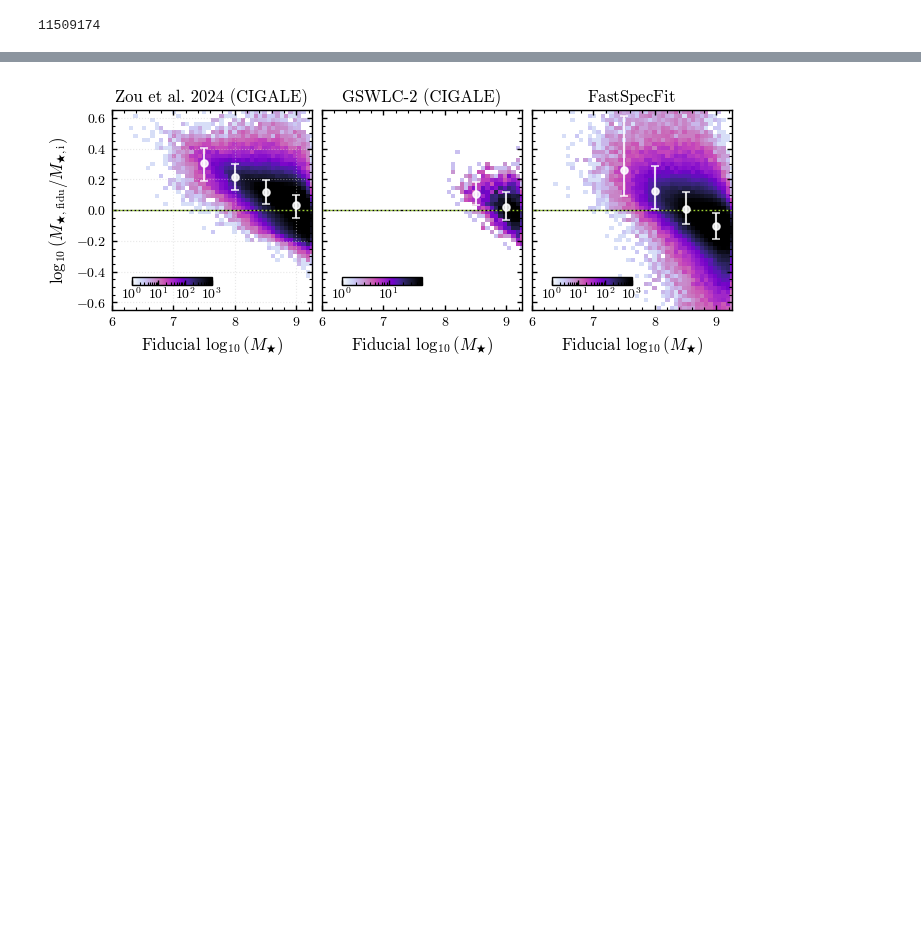
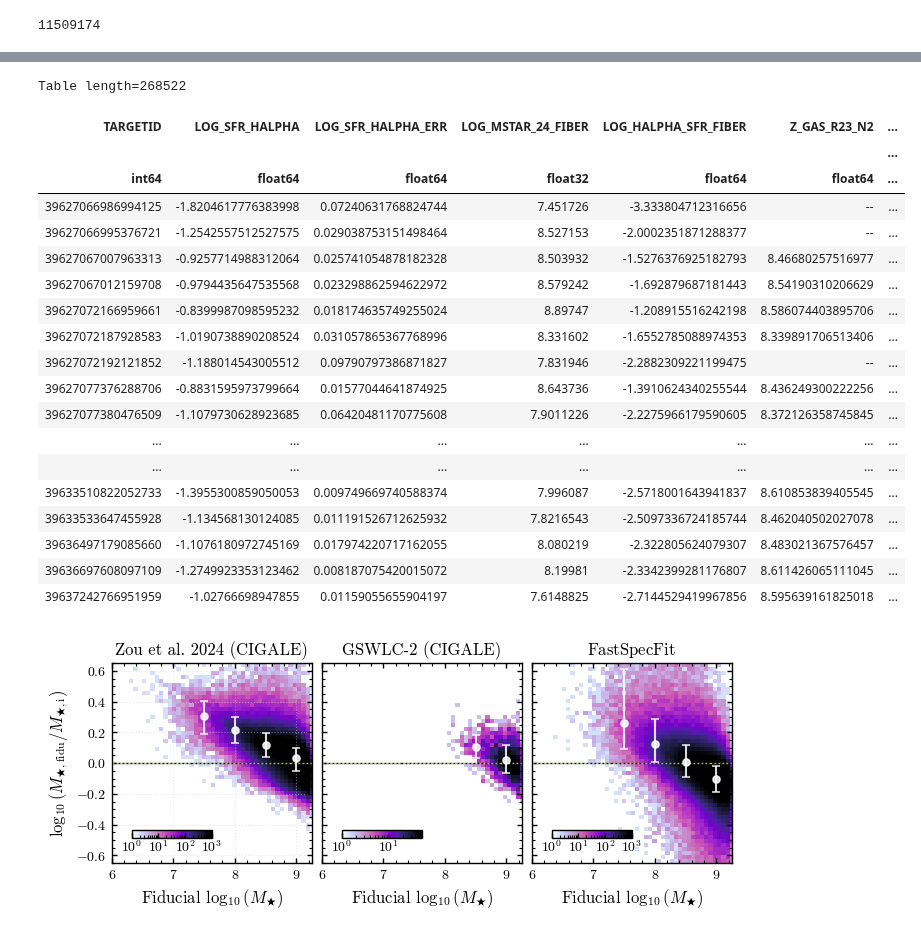
Before and after one commit to virajvman/desi_dwarfs, a Jupyter notebook: notebooks/catalog_paper/stellar_mass_investigate.ipynb, the cells around one changed output, grey strips where cells are left out. Cells and saved outputs as stored; diff of their text form; code cells hidden in the pictures; blank space fills up the shorter version.

```diff
--- a/notebooks/catalog_paper/stellar_mass_investigate.ipynb
+++ b/notebooks/catalog_paper/stellar_mass_investigate.ipynb
@@ -127,7 +127,8 @@ filename = "/pscratch/sd/v/virajvm/desi_dwarf_catalogs/dr1/v1.0/desi_dr1_dwarf_c
 
 # Option 1: load the MAIN extension directly as an Astropy Table
 main_all =  Table.read(filename, hdu="MAIN")
-fastspec_all =  Table.read(filename, hdu="SPEC_DERIVED")
+spec_derived_all =  Table.read(filename, hdu="SPEC_DERIVED")
+fastspec_all =  Table.read(filename, hdu="FASTSPEC")
 # %%
 fib_based_all =  Table.read(filename, hdu="FIBER_BASED")
 tractor_all =  Table.read(filename, hdu="TRACTOR")
@@ -880,6 +700,6 @@ from matplotlib.lines import Line2D
 # %%
 
-samp_mask = (main_all["SAMPLE"] == "BGS_BRIGHT") | (main_all["SAMPLE"] == "BGS_FAINT") | (main_all["SAMPLE"] == "LOWZ")
+samp_mask = (main_all["IS_BGS_BRIGHT"] == True) | (main_all["IS_BGS_FAINT"] == True) | (main_all["IS_LOWZ"] == True)
 
 main = main_all[(main_all["DWARF_MASKBIT"] == 0) & (main_all["MSTAR_MASKBIT"] == 0) & (main_all["MAG_TYPE"] == "TRACTOR_OG") & samp_mask]
 # %%
@@ -1059,6 +767,29 @@ def measure_bias_scatter(quant_1, quant_2):
     return med_val, sigma
 # %%
 from desi_lowz_funcs import make_alternating_plot
+# %%
+fastspec
+# %% [output]
+Table length=268522
+| TARGETID | LOG_SFR_HALPHA | LOG_SFR_HALPHA_ERR | LOG_MSTAR_24_FIBER | LOG_HALPHA_SFR_FIBER | Z_GAS_R23_N2 | ... |
+|  |  |  |  |  |  | ... |
+| int64 | float64 | float64 | float32 | float64 | float64 | ... |
+| 39627066986994125 | -1.8204617776383998 | 0.07240631768824744 | 7.451726 | -3.333804712316656 | -- | ... |
+| 39627066995376721 | -1.2542557512527575 | 0.029038753151498464 | 8.527153 | -2.0002351871288377 | -- | ... |
+| 39627067007963313 | -0.9257714988312064 | 0.025741054878182328 | 8.503932 | -1.5276376925182793 | 8.46680257516977 | ... |
+| 39627067012159708 | -0.9794435647535568 | 0.023298862594622972 | 8.579242 | -1.692879687181443 | 8.54190310206629 | ... |
+| 39627072166959661 | -0.8399987098595232 | 0.018174635749255024 | 8.89747 | -1.208915516242198 | 8.586074403895706 | ... |
+| 39627072187928583 | -1.0190738890208524 | 0.031057865367768996 | 8.331602 | -1.6552785088974353 | 8.339891706513406 | ... |
+| 39627072192121852 | -1.188014543005512 | 0.09790797386871827 | 7.831946 | -2.2882309221199475 | -- | ... |
+| 39627077376288706 | -0.8831595973799664 | 0.01577044641874925 | 8.643736 | -1.3910624340255544 | 8.436249300222256 | ... |
+| 39627077380476509 | -1.1079730628923685 | 0.06420481170775608 | 7.9011226 | -2.2275966179590605 | 8.372126358745845 | ... |
+| ... | ... | ... | ... | ... | ... | ... |
+| ... | ... | ... | ... | ... | ... | ... |
+| 39633510822052733 | -1.3955300859050053 | 0.009749669740588374 | 7.996087 | -2.5718001643941837 | 8.610853839405545 | ... |
+| 39633533647455928 | -1.134568130124085 | 0.011191526712625932 | 7.8216543 | -2.5097336724185744 | 8.462040502027078 | ... |
+| 39636497179085660 | -1.1076180972745169 | 0.017974220717162055 | 8.080219 | -2.322805624079307 | 8.483021367576457 | ... |
+| 39636697608097109 | -1.2749923353123462 | 0.008187075420015072 | 8.19981 | -2.3342399281176807 | 8.611426065111045 | ... |
+| 39637242766951959 | -1.02766698947855 | 0.01159055655904197 | 7.6148825 | -2.7144529419967856 | 8.595639161825018 | ... |
 # %%
 from mpl_toolkits.axes_grid1.inset_locator import inset_axes
 
```
Also changed, not shown: parts of 21 cells of this notebook.
